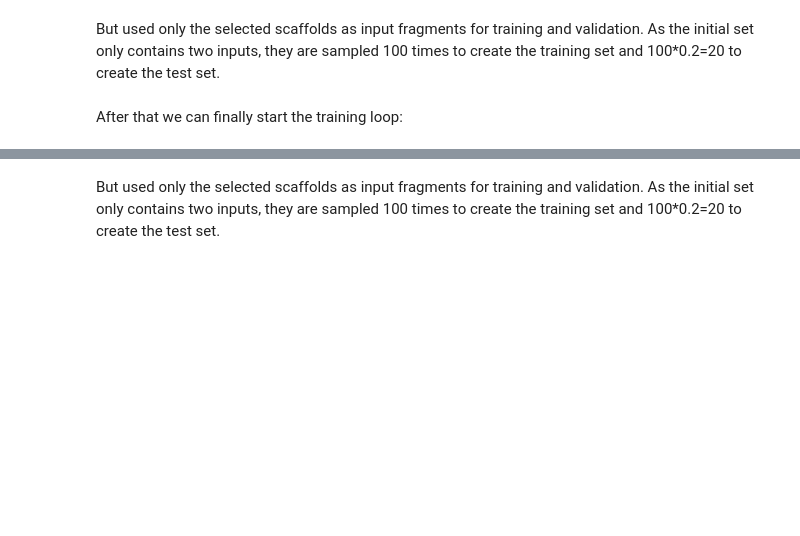
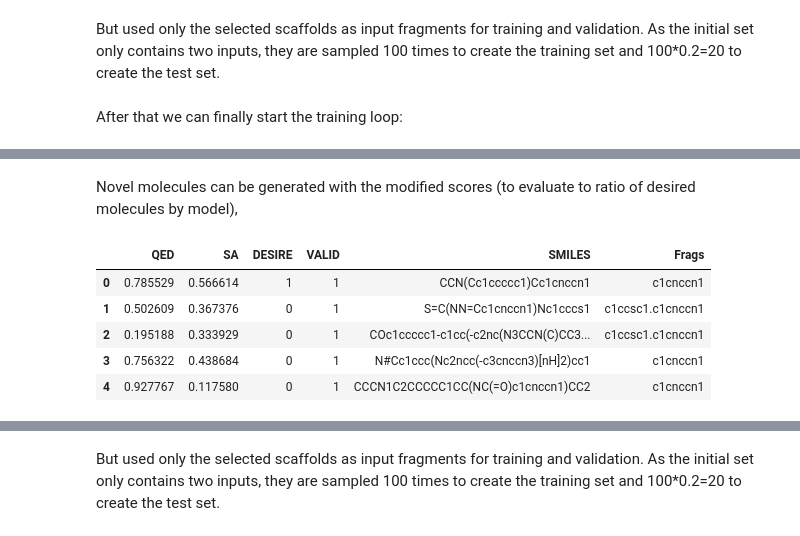
Before and after one commit to CDDLeiden/DrugEx, a Jupyter notebook: tutorial/advanced/scaffold_based.ipynb, the cells around one changed output, grey strips where cells are left out. Saved outputs shown, nothing was run; the diff lists cells and outputs as text; code cells hidden in the pictures; blank space fills up the shorter version.

Commit message:
reorganized scaffold-based tutorial

```diff
--- a/tutorial/advanced/scaffold_based.ipynb
+++ b/tutorial/advanced/scaffold_based.ipynb
@@ -144,7 +103,7 @@ from drugex.training.models.explorer import GraphExplorer
 from drugex.training.models.transform import GraphModel
 from drugex.data.corpus.vocabulary import VocGraph
 
-GPUS = gpus=(0,1)
+GPUS = gpus=(1,)
 
 vocabulary = VocGraph.fromFile('../data/models/finetuned/graph/ligand_finetuned.vocab')
 finetuned = GraphModel(voc_trg=vocabulary, use_gpus=GPUS)
@@ -179,0 +143,19 @@ smilesToGrid(df_smiles.Smiles.tolist())
+# %%
+reinforced = GraphModel(voc_trg=VocGraph.fromFile('data/sets/graph/scaffold_graph.tsv.vocab'), use_gpus=GPUS)
+reinforced.loadStatesFromFile('data/models/reinforced/graph/scaffold_rl.pkg')
+
+gen_loader = GraphFragDataSet('data/sets/graph/scaffold_graph.tsv').asDataLoader(batch_size=1024)
+# %% [markdown]
+Novel molecules can be generated with the modified scores (to evaluate to ratio of desired molecules by model),
+# %%
+frags_, smiles, scores = reinforced.evaluate(gen_loader, repeat=100, method=environment)
+scores['SMILES'], scores['Frags'] = smiles, frags_
+# %%
+scores.head()
+# %% [output]
+|  | QED | SA | DESIRE | VALID | SMILES | Frags |
+| 0 | 0.785529 | 0.566614 | 1 | 1 | CCN(Cc1ccccc1)Cc1cnccn1 | c1cnccn1 |
+| 1 | 0.502609 | 0.367376 | 0 | 1 | S=C(NN=Cc1cnccn1)Nc1cccs1 | c1ccsc1.c1cnccn1 |
+| 2 | 0.195188 | 0.333929 | 0 | 1 | COc1ccccc1-c1cc(-c2nc(N3CCN(C)CC3... | c1ccsc1.c1cnccn1 |
+| 3 | 0.756322 | 0.438684 | 0 | 1 | N#Cc1ccc(Nc2ncc(-c3cnccn3)[nH]2)cc1 | c1cnccn1 |
+| 4 | 0.927767 | 0.117580 | 0 | 1 | CCCN1C2CCCCC1CC(NC(=O)c1cnccn1)CC2 | c1cnccn1 |
```
Also changed, not shown: parts of 32 cells of this notebook.
